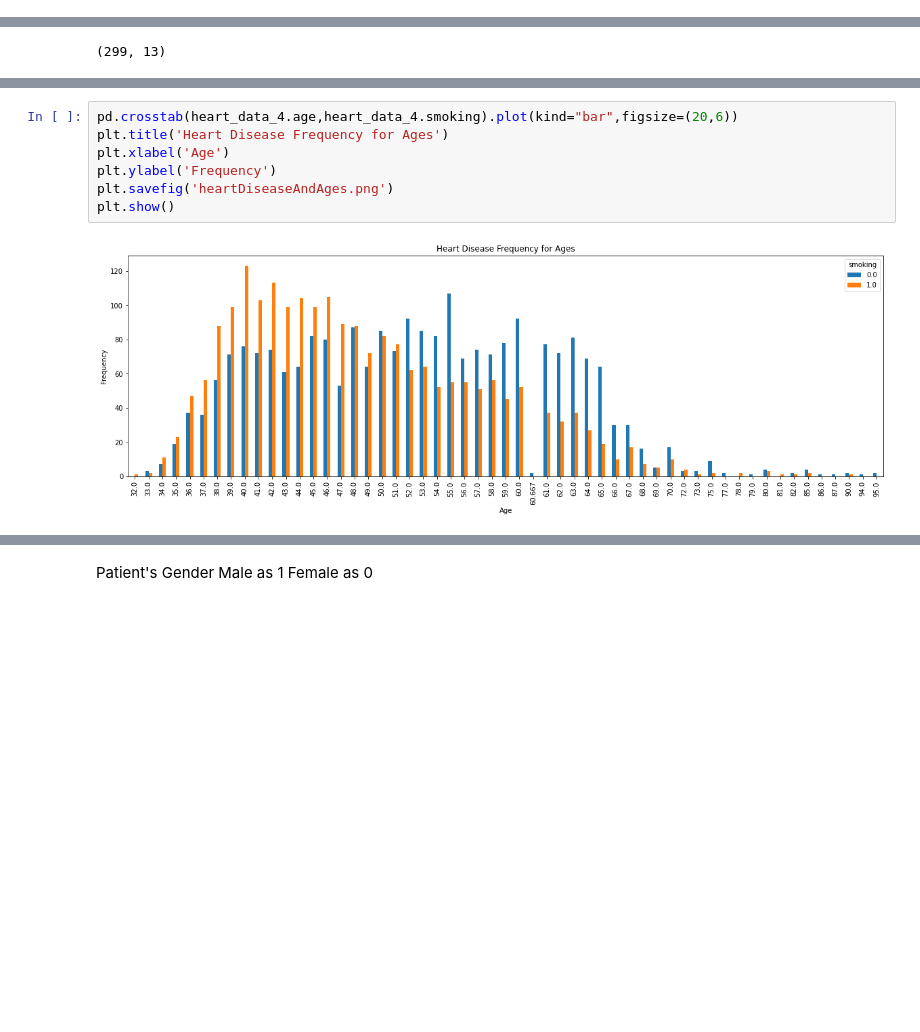
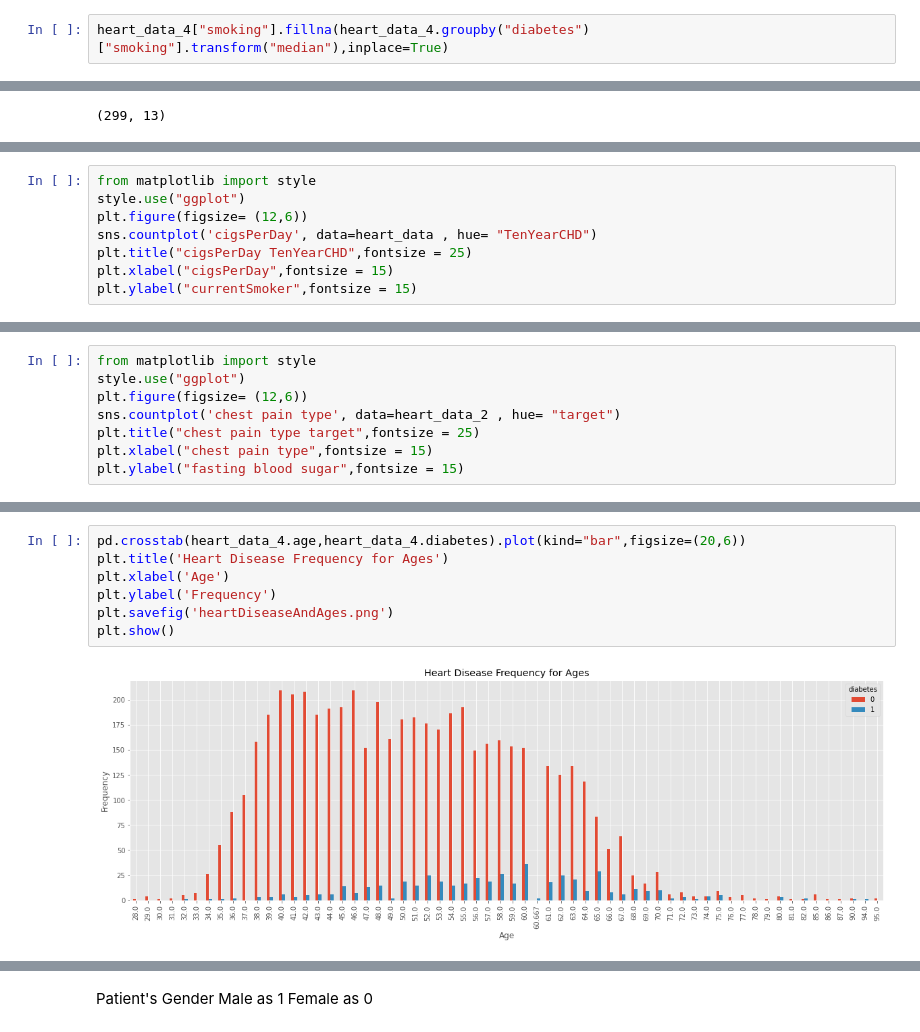
Before and after one commit to AshrakShohas/HeartMainProject, a Jupyter notebook: HeartMain.ipynb, the cells around one changed output, grey strips where cells are left out. Saved outputs shown, nothing was run; the diff lists cells and outputs as text; blank space fills up the shorter version.

```diff
--- a/HeartMain.ipynb
+++ b/HeartMain.ipynb
@@ -228,0 +243,2 @@ dtype: int64
+# %%
+heart_data_4["smoking"].fillna(heart_data_4.groupby("diabetes")["smoking"].transform("median"),inplace=True)
@@ -460,0 +474,8 @@ plt.show()
+# %%
+from matplotlib import style
+style.use("ggplot")
+plt.figure(figsize= (12,6))
+sns.countplot('cigsPerDay', data=heart_data , hue= "TenYearCHD")
+plt.title("cigsPerDay TenYearCHD",fontsize = 25)
+plt.xlabel("cigsPerDay",fontsize = 15)
+plt.ylabel("currentSmoker",fontsize = 15)
@@ -460,0 +485,8 @@ plt.show()
+# %%
+from matplotlib import style
+style.use("ggplot")
+plt.figure(figsize= (12,6))
+sns.countplot('chest pain type', data=heart_data_2 , hue= "target")
+plt.title("chest pain type target",fontsize = 25)
+plt.xlabel("chest pain type",fontsize = 15)
+plt.ylabel("fasting blood sugar",fontsize = 15)
@@ -479,12 +514,12 @@ plt.show()
 # %%
-pd.crosstab(heart_data_4.age,heart_data_4.smoking).plot(kind="bar",figsize=(20,6))
+pd.crosstab(heart_data_4.age,heart_data_4.diabetes).plot(kind="bar",figsize=(20,6))
 plt.title('Heart Disease Frequency for Ages')
 plt.xlabel('Age')
 plt.ylabel('Frequency')
 plt.savefig('heartDiseaseAndAges.png')
 plt.show()
 # %% [output]
-[figure, old version]
+[figure, new version]
 # %%
 pd.crosstab(heart_data.male,heart_data.TenYearCHD).plot(kind="bar",figsize=(15,6),color=['blue','#AA1111' ])
 plt.title('Heart Disease Frequency for Sex')
```
Also changed, not shown: parts of 178 cells of this notebook.
